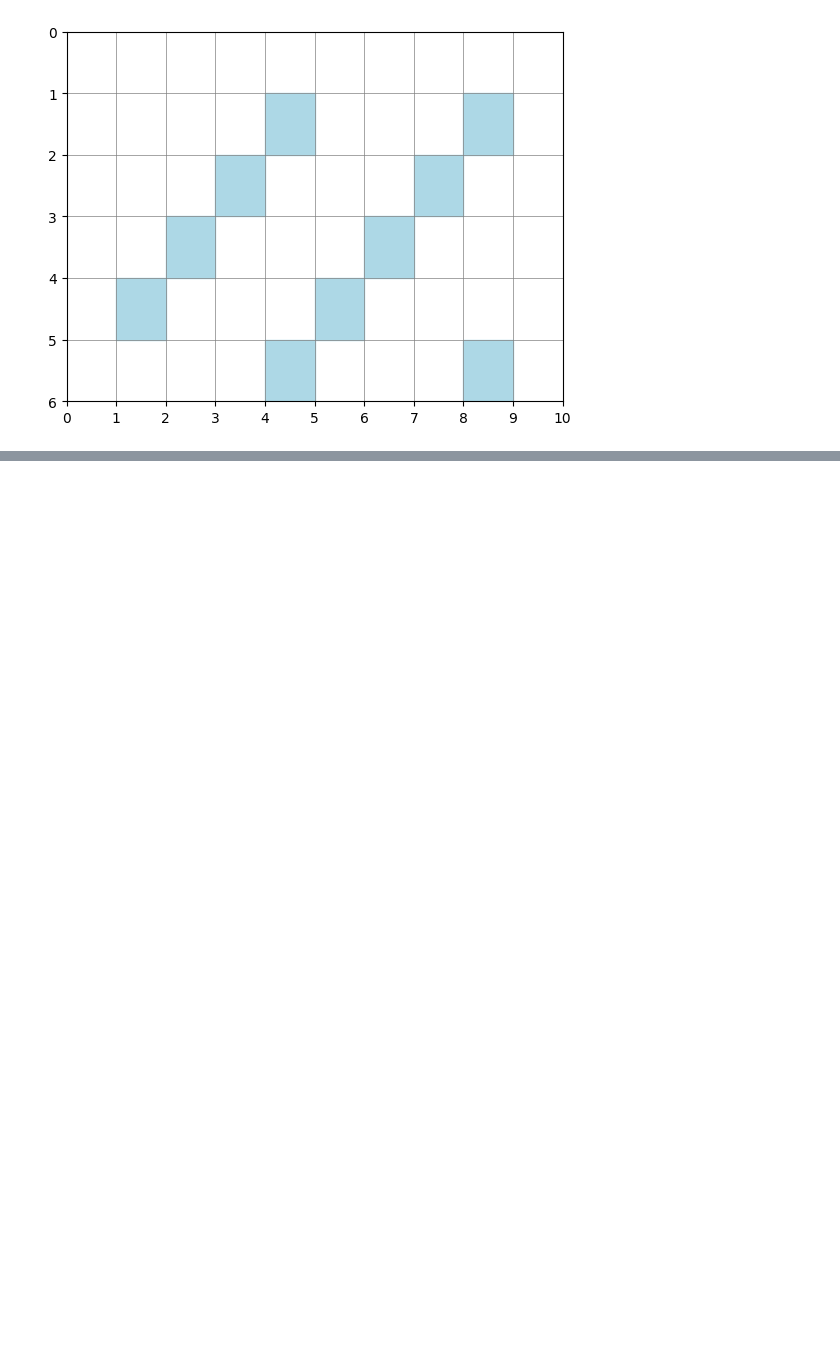
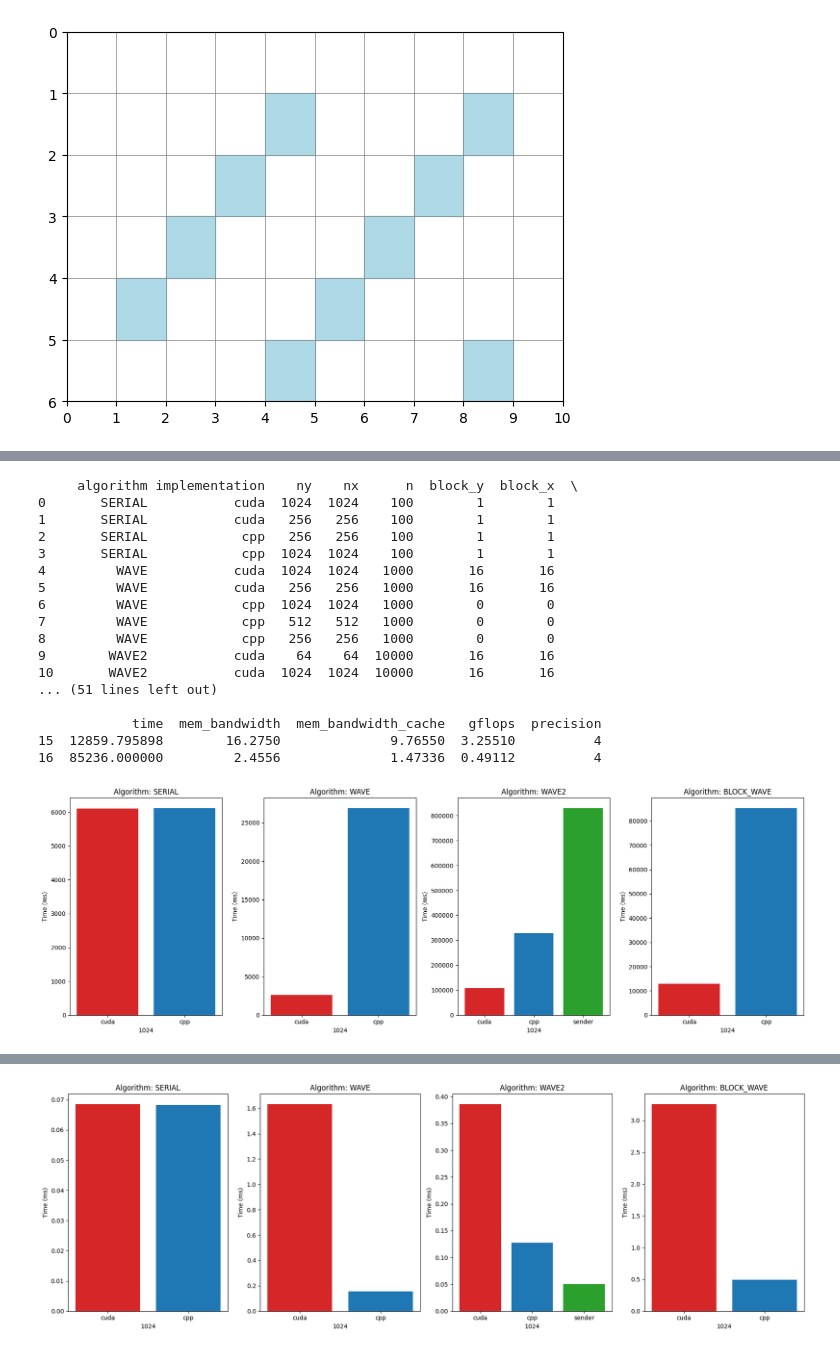
Before and after one commit to mutalibmohammed/CppGPU, a Jupyter notebook: scratchpad.ipynb, the cells around one changed output, grey strips where cells are left out. Drawn from its saved outputs; the diff is of its cells as text; code cells hidden in the pictures; blank space fills up the shorter version.

```diff
--- a/scratchpad.ipynb
+++ b/scratchpad.ipynb
@@ -48,3 +50,11 @@ plt.grid(which='both', color='gray', linestyle='-', linewidth=0.5)
 plt.show()
 # %% [output]
 [figure]
+# %%
+import pandas as pd
+
+# Load the dataframe from data.csv
+df = pd.read_csv('data.csv')
+
+# Display the dataframe
+print(df)
@@ -50,0 +79,71 @@ plt.show()
+# %%
+# Exclude 'BLOCK_WAVE2' algorithm
+df_filtered = df[df['algorithm'] != 'BLOCK_WAVE2']
+
+# Group the data and compute mean time for each group
+grouped_data = df_filtered #.groupby(['algorithm', 'ny', 'nx', 'n', 'block_y', 'block_x', 'implementation', 'time', 'gflops', 'mem_bandwidth'])["gflops"]
+
+print(grouped_data)
+
+
+problem_sizes = grouped_data['ny'].unique()
+algorithms = grouped_data['algorithm'].unique()
+bar_colors = ['tab:red', 'tab:blue', 'tab:green']
+for problem_size in problem_sizes:
+
+    pdf = grouped_data[grouped_data['ny'] == problem_size]
+    # Set up the figure with subplots
+    fig, axes = plt.subplots(nrows=1, ncols=len(algorithms), figsize=(18, 6))
+
+    # Plot each algorithm in a separate subplot with colored implementations
+    for i, algorithm in enumerate(algorithms):
+        algorithm_data = pdf[pdf['algorithm'] == algorithm]
+        print(algorithm_data)
+        if len(algorithm_data) == 0:
+            continue
+        axes[i].bar(algorithm_data['implementation'], algorithm_data['time'], color=bar_colors)
+        axes[i].set_xlabel(problem_size)
+        axes[i].set_ylabel('Time (ms)')
+        axes[i].set_title(f'Algorithm: {algorithm}')
+
+
+    plt.tight_layout()
+    plt.show()
+
+
+    # Set up the figure with subplots
+    fig, axes = plt.subplots(nrows=1, ncols=len(algorithms), figsize=(18, 6))
+
+    # Plot each algorithm in a separate subplot with colored implementations
+    for i, algorithm in enumerate(algorithms):
+        algorithm_data = pdf[pdf['algorithm'] == algorithm]
+        print(algorithm_data)
+        if len(algorithm_data) == 0:
+            continue
+        axes[i].bar(algorithm_data['implementation'], algorithm_data['gflops'], color=bar_colors)
+        axes[i].set_xlabel(problem_size)
+        axes[i].set_ylabel('Time (ms)')
+        axes[i].set_title(f'Algorithm: {algorithm}')
+
+
+    plt.tight_layout()
+    plt.show()
+# %% [output]
+     algorithm implementation    ny    nx      n  block_y  block_x  \
+0       SERIAL           cuda  1024  1024    100        1        1
+1       SERIAL           cuda   256   256    100        1        1
+2       SERIAL            cpp   256   256    100        1        1
+3       SERIAL            cpp  1024  1024    100        1        1
+4         WAVE           cuda  1024  1024   1000       16       16
+5         WAVE           cuda   256   256   1000       16       16
+6         WAVE            cpp  1024  1024   1000        0        0
+7         WAVE            cpp   512   512   1000        0        0
+8         WAVE            cpp   256   256   1000        0        0
+9        WAVE2           cuda    64    64  10000       16       16
+10       WAVE2           cuda  1024  1024  10000       16       16
+... (51 lines left out)
+
+            time  mem_bandwidth  mem_bandwidth_cache   gflops  precision
+15  12859.795898        16.2750              9.76550  3.25510          4
+16  85236.000000         2.4556              1.47336  0.49112          4
+[figure, added]
@@ -50,0 +167 @@ plt.show()
+[figure, added]
```
Also changed, not shown: parts of 3 cells of this notebook, 2 other files.
